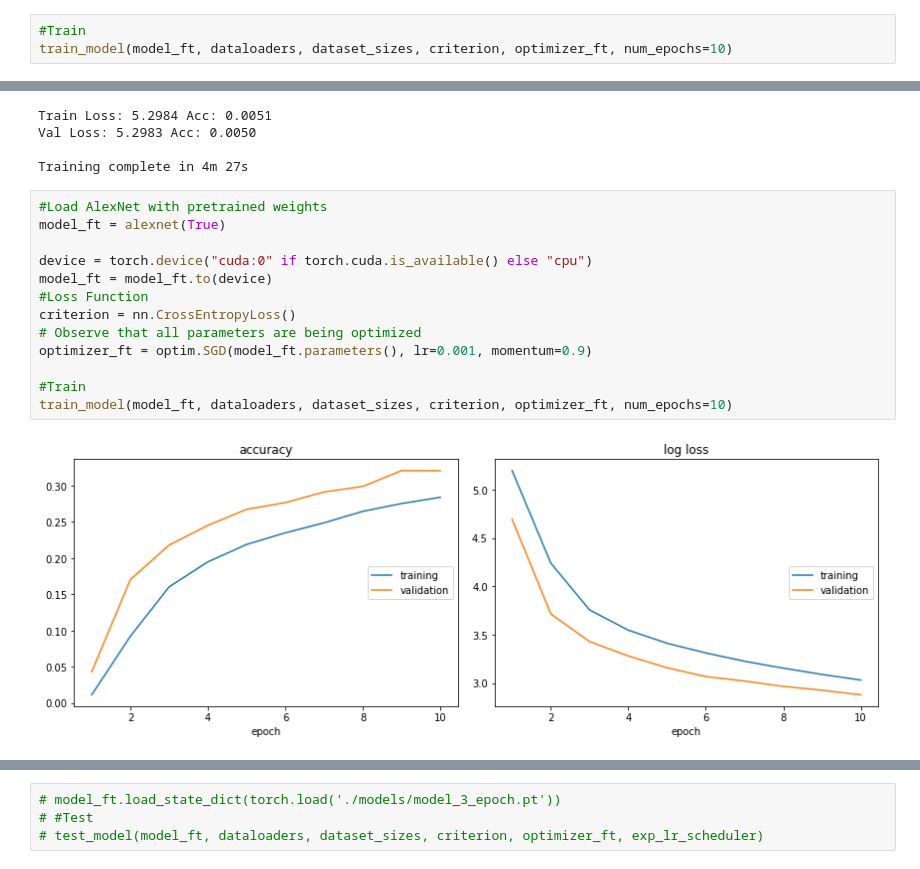
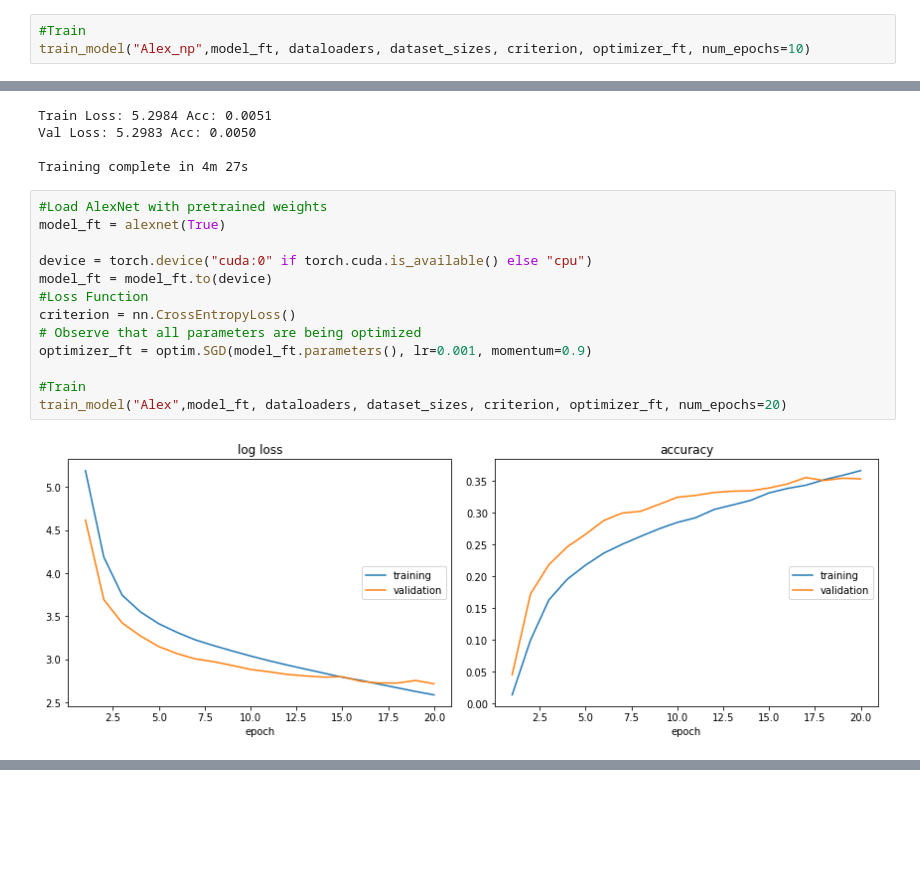
Before and after one commit to tjmoon0104/pytorch-tiny-imagenet, a Jupyter notebook: AlexNet.ipynb, the cells around one changed output, grey strips where cells are left out. Saved outputs shown, nothing was run; the diff lists cells and outputs as text; blank space fills up the shorter version.

Commit message:
Test result

```diff
--- a/AlexNet.ipynb
+++ b/AlexNet.ipynb
@@ -51,7 +49,7 @@ criterion = nn.CrossEntropyLoss()
 optimizer_ft = optim.SGD(model_ft.parameters(), lr=0.001, momentum=0.9)
 # %%
 #Train
-train_model(model_ft, dataloaders, dataset_sizes, criterion, optimizer_ft, num_epochs=10)
+train_model("Alex_np",model_ft, dataloaders, dataset_sizes, criterion, optimizer_ft, num_epochs=10)
 # %% [output]
 [figure]
 Train Loss: 5.2984 Acc: 0.0051
@@ -61,15 +59,15 @@ Training complete in 4m 27s
 # %%
 #Load AlexNet with pretrained weights
 model_ft = alexnet(True)
 
 device = torch.device("cuda:0" if torch.cuda.is_available() else "cpu")
 model_ft = model_ft.to(device)
 #Loss Function
 criterion = nn.CrossEntropyLoss()
 # Observe that all parameters are being optimized
 optimizer_ft = optim.SGD(model_ft.parameters(), lr=0.001, momentum=0.9)
 
 #Train
-train_model(model_ft, dataloaders, dataset_sizes, criterion, optimizer_ft, num_epochs=10)
+train_model("Alex",model_ft, dataloaders, dataset_sizes, criterion, optimizer_ft, num_epochs=20)
 # %% [output]
-[figure, old version]
+[figure, new version]
@@ -80,4 +78,0 @@ Training complete in 4m 37s
-# %%
-# model_ft.load_state_dict(torch.load('./models/model_3_epoch.pt'))
-# #Test
-# test_model(model_ft, dataloaders, dataset_sizes, criterion, optimizer_ft, exp_lr_scheduler)
```
Also changed, not shown: parts of 2 cells of this notebook, 5 other files.
